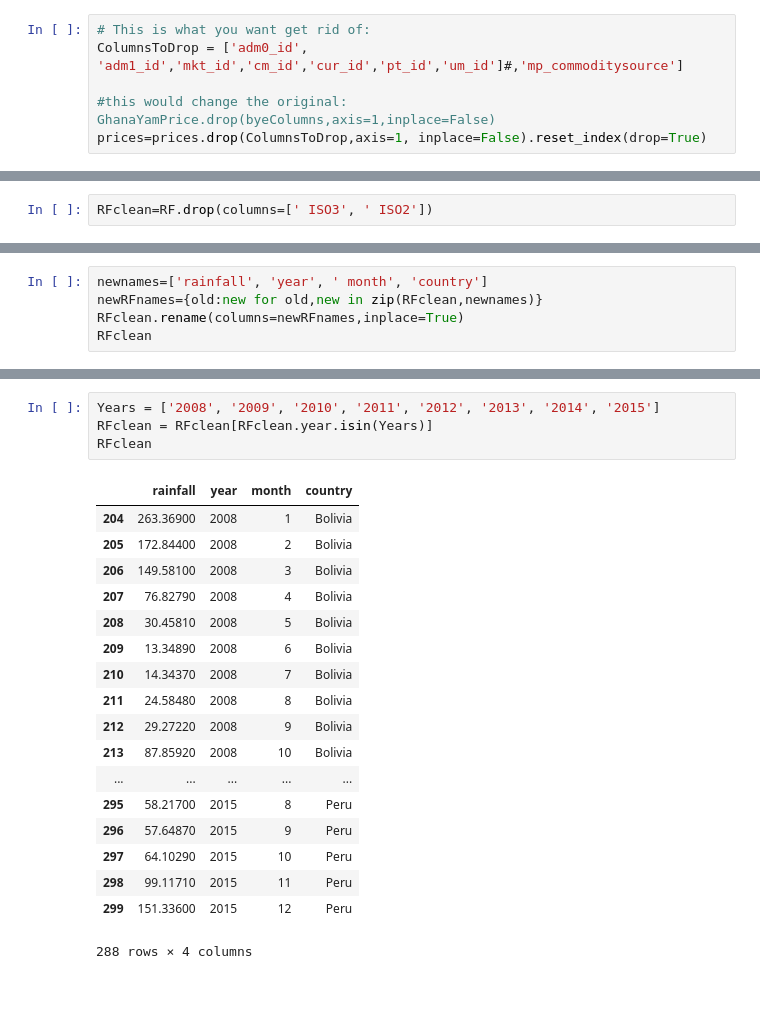
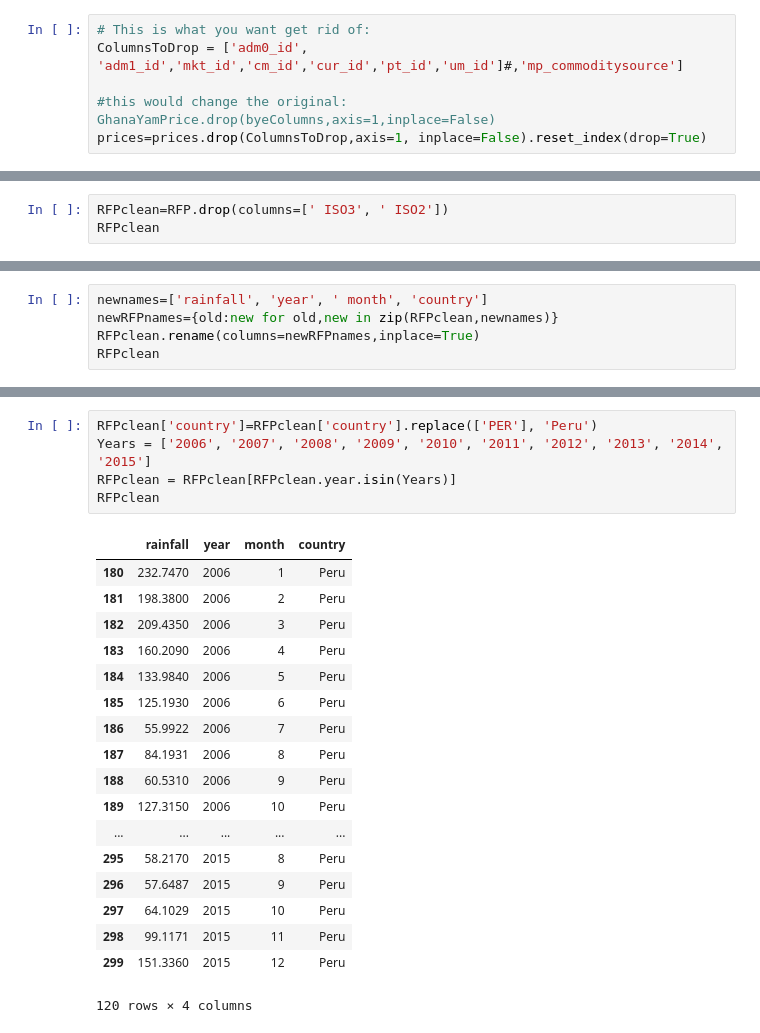
Before and after one commit to vzakhozhyi/599-A-Final-Project, a Jupyter notebook: Test-VZ.ipynb, the cells around one changed output, grey strips where cells are left out. Cells and saved outputs as stored; diff of their text form; blank space fills up the shorter version.

```diff
--- a/Test-VZ.ipynb
+++ b/Test-VZ.ipynb
@@ -214,2 +52,3 @@ RF
 # %%
-RFclean=RF.drop(columns=[' ISO3', ' ISO2'])
+RFPclean=RFP.drop(columns=[' ISO3', ' ISO2'])
+RFPclean
@@ -219,8 +77,8 @@ RFclean.columns
 Index(['pr', '\tYear', ' Month', ' Country'], dtype='object')
 # %%
 newnames=['rainfall', 'year', ' month', 'country']
-newRFnames={old:new for old,new in zip(RFclean,newnames)}
-RFclean.rename(columns=newRFnames,inplace=True)
-RFclean
+newRFPnames={old:new for old,new in zip(RFPclean,newnames)}
+RFPclean.rename(columns=newRFPnames,inplace=True)
+RFPclean
 # %% [output]
 |  | rainfall | year | month | country |
@@ -264,23 +102,24 @@ See the caveats in the documentation: http://pandas.pydata.org/pandas-docs/stabl
 # %%
-Years = ['2008', '2009', '2010', '2011', '2012', '2013', '2014', '2015']
-RFclean = RFclean[RFclean.year.isin(Years)]
-RFclean
+RFPclean['country']=RFPclean['country'].replace(['PER'], 'Peru')
+Years = ['2006', '2007', '2008', '2009', '2010', '2011', '2012', '2013', '2014', '2015']
+RFPclean = RFPclean[RFPclean.year.isin(Years)]
+RFPclean
 # %% [output]
 |  | rainfall | year | month | country |
-| 204 | 263.36900 | 2008 | 1 | Bolivia |
-| 205 | 172.84400 | 2008 | 2 | Bolivia |
-| 206 | 149.58100 | 2008 | 3 | Bolivia |
-| 207 | 76.82790 | 2008 | 4 | Bolivia |
-| 208 | 30.45810 | 2008 | 5 | Bolivia |
-| 209 | 13.34890 | 2008 | 6 | Bolivia |
-| 210 | 14.34370 | 2008 | 7 | Bolivia |
-| 211 | 24.58480 | 2008 | 8 | Bolivia |
-| 212 | 29.27220 | 2008 | 9 | Bolivia |
-| 213 | 87.85920 | 2008 | 10 | Bolivia |
+| 180 | 232.7470 | 2006 | 1 | Peru |
+| 181 | 198.3800 | 2006 | 2 | Peru |
+| 182 | 209.4350 | 2006 | 3 | Peru |
+| 183 | 160.2090 | 2006 | 4 | Peru |
+| 184 | 133.9840 | 2006 | 5 | Peru |
+| 185 | 125.1930 | 2006 | 6 | Peru |
+| 186 | 55.9922 | 2006 | 7 | Peru |
+| 187 | 84.1931 | 2006 | 8 | Peru |
+| 188 | 60.5310 | 2006 | 9 | Peru |
+| 189 | 127.3150 | 2006 | 10 | Peru |
 | ... | ... | ... | ... | ... |
-| 295 | 58.21700 | 2015 | 8 | Peru |
-| 296 | 57.64870 | 2015 | 9 | Peru |
-| 297 | 64.10290 | 2015 | 10 | Peru |
-| 298 | 99.11710 | 2015 | 11 | Peru |
-| 299 | 151.33600 | 2015 | 12 | Peru |
+| 295 | 58.2170 | 2015 | 8 | Peru |
+| 296 | 57.6487 | 2015 | 9 | Peru |
+| 297 | 64.1029 | 2015 | 10 | Peru |
+| 298 | 99.1171 | 2015 | 11 | Peru |
+| 299 | 151.3360 | 2015 | 12 | Peru |
-288 rows × 4 columns
+120 rows × 4 columns
```
Also changed, not shown: parts of 19 cells of this notebook.
